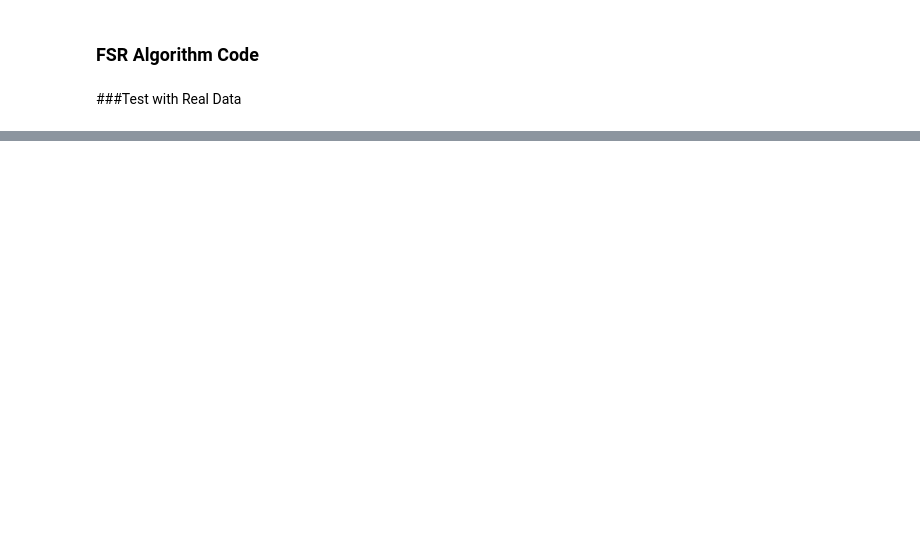
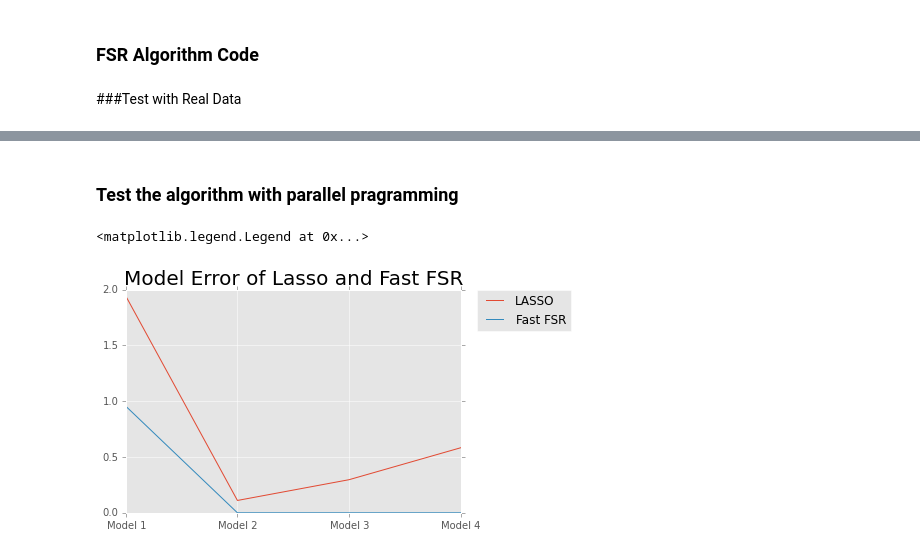
Before and after one commit to qiaotun/663-2015-Final-Project, a Jupyter notebook: Final Project.ipynb, the cells around one changed output, grey strips where cells are left out. Saved outputs shown, nothing was run; the diff lists cells and outputs as text; code cells hidden in the pictures; blank space fills up the shorter version.

```diff
--- a/Final Project.ipynb
+++ b/Final Project.ipynb
@@ -309,4 +145,0 @@ print "FAST FSR is",pi_multiprocessing1(target,fsr_fast(x,y,0.05,4,0)[2],n)
-# %%
-n = int(1e5)
-%timeit pi_multiprocessing1(target,lasso_index,n)
-%timeit np.mean(FSRR(target,lasso_index,n))
@@ -322,0 +256,2 @@ stat.sort_stats('time').print_stats(10)
+# %% [markdown]
+###  Test the algorithm with parallel pragramming
@@ -322,0 +267,40 @@ stat.sort_stats('time').print_stats(10)
+# %%
+ME_1 = pi_multiprocessing(ME,model1)
+ME_2 = pi_multiprocessing(ME,model2)
+ME_3 = pi_multiprocessing(ME,model3)
+ME_4 = pi_multiprocessing(ME,model4)
+FSR_1 = pi_multiprocessing(FSR,model1)
+FSR_2 = pi_multiprocessing(FSR,model2)
+FSR_3 = pi_multiprocessing(FSR,model3)
+FSR_4 = pi_multiprocessing(FSR,model4)
+# %%
+LASSO_ME_1 = np.mean(ME_1[0][0]+ME_1[1][0])
+LASSO_ME_2 = np.mean(ME_2[0][0]+ME_2[1][0])
+LASSO_ME_3 = np.mean(ME_3[0][0]+ME_3[1][0])
+LASSO_ME_4 = np.mean(ME_4[0][0]+ME_4[1][0])
+FSR_ME_1 = np.mean(ME_1[0][1]+ME_1[1][1])
+FSR_ME_2 = np.mean(ME_2[0][1]+ME_2[1][1])
+FSR_ME_3 = np.mean(ME_3[0][1]+ME_3[1][1])
+FSR_ME_4 = np.mean(ME_4[0][1]+ME_4[1][1])
+
+LASSO_FSR_1 = np.mean(FSR_1[0][0]+FSR_1[1][0])
+LASSO_FSR_2 = np.mean(FSR_2[0][0]+FSR_2[1][0])
+LASSO_FSR_3 = np.mean(FSR_3[0][0]+FSR_3[1][0])
+LASSO_FSR_4 = np.mean(FSR_4[0][0]+FSR_4[1][0])
+FSR_FSR_1 = np.mean(FSR_1[0][1]+FSR_1[1][1])
+FSR_FSR_2 = np.mean(FSR_2[0][1]+FSR_2[1][1])
+FSR_FSR_3 = np.mean(FSR_3[0][1]+FSR_3[1][1])
+FSR_FSR_4 = np.mean(FSR_4[0][1]+FSR_4[1][1])
+# %%
+LASSO_ME = np.array([LASSO_ME_1,LASSO_ME_2,LASSO_ME_3,LASSO_ME_4])
+FSR_ME = np.array([FSR_ME_1,FSR_ME_2,FSR_ME_3,FSR_ME_4])
+model_xticks = ['Model 1','Model 2','Model 3','Model 4']
+x = np.array([0,1,2,3])
+plt.xticks(x, model_xticks)
+plt.plot(LASSO_ME,label='LASSO')
+plt.plot(FSR_ME,label="Fast FSR")
+plt.title('Model Error of Lasso and Fast FSR', fontsize=20)
+plt.legend(bbox_to_anchor=(1.05, 1), loc=2, borderaxespad=0.)
+# %% [output]
+<matplotlib.legend.Legend at 0x...>
+[figure, added]
```
Also changed, not shown: parts of 53 cells of this notebook, 1 other file.
